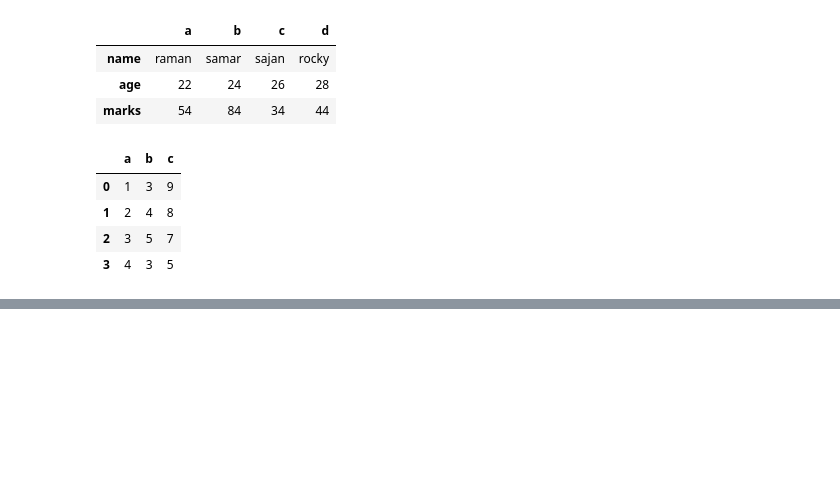
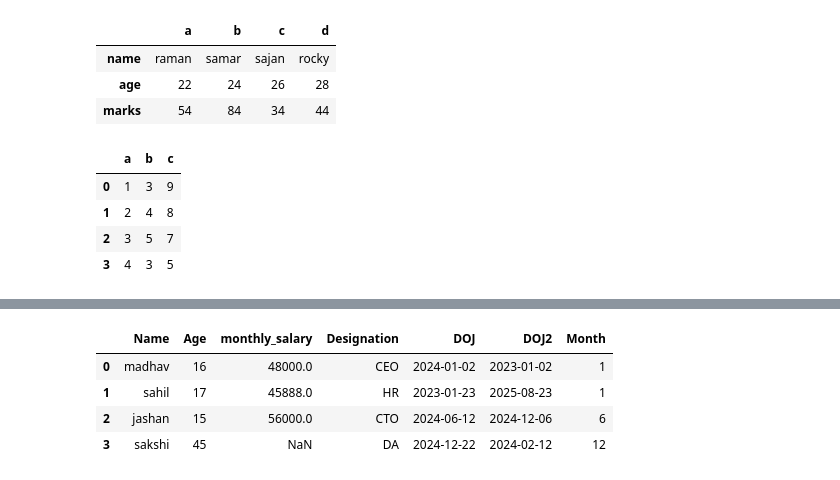
Before and after one commit to Isha-Chaudhary48/Python_libraries, a Jupyter notebook: Pandas_26_Feb.ipynb, the cells around one changed output, grey strips where cells are left out. Saved outputs shown, nothing was run; the diff lists cells and outputs as text; code cells hidden in the pictures; blank space fills up the shorter version.

```diff
--- a/Pandas_26_Feb.ipynb
+++ b/Pandas_26_Feb.ipynb
@@ -164,0 +578,8 @@ data_new_df
+# %%
+df
+# %% [output]
+|  | Name | Age | monthly_salary | Designation | DOJ | DOJ2 | Month |
+| 0 | madhav | 16 | 48000.0 | CEO | 2024-01-02 | 2023-01-02 | 1 |
+| 1 | sahil | 17 | 45888.0 | HR | 2023-01-23 | 2025-08-23 | 1 |
+| 2 | jashan | 15 | 56000.0 | CTO | 2024-06-12 | 2024-12-06 | 6 |
+| 3 | sakshi | 45 | NaN | DA | 2024-12-22 | 2024-02-12 | 12 |
```
Also changed, not shown: parts of 89 cells of this notebook, 1 other file.
